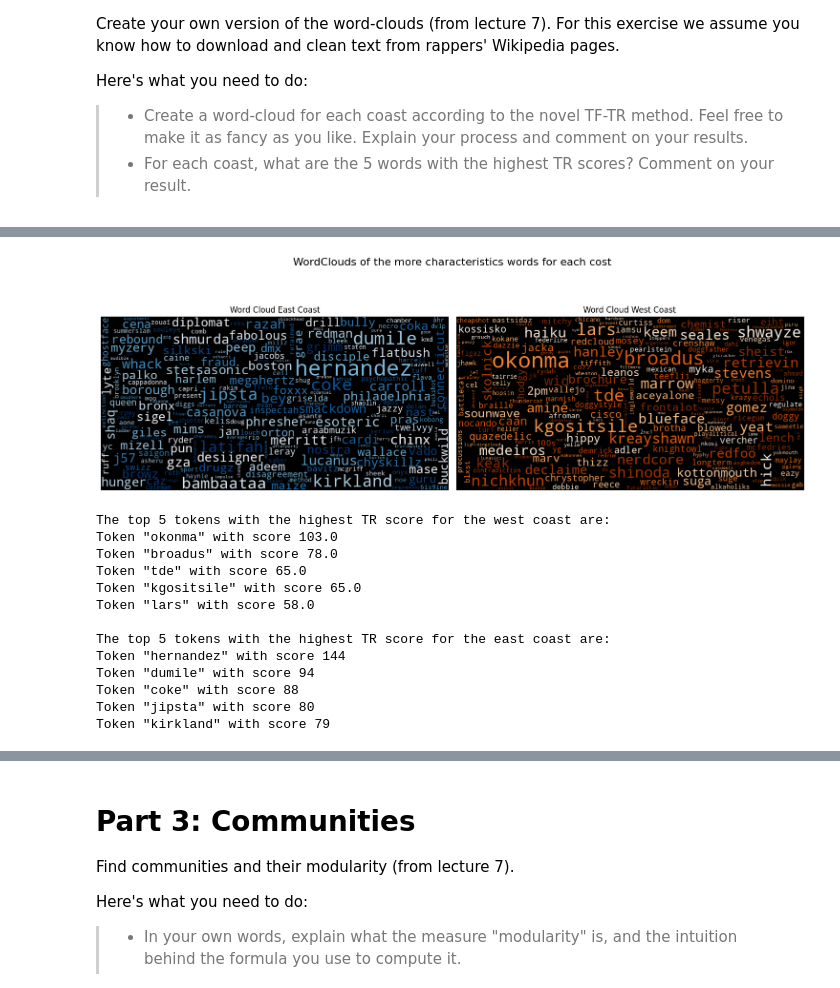
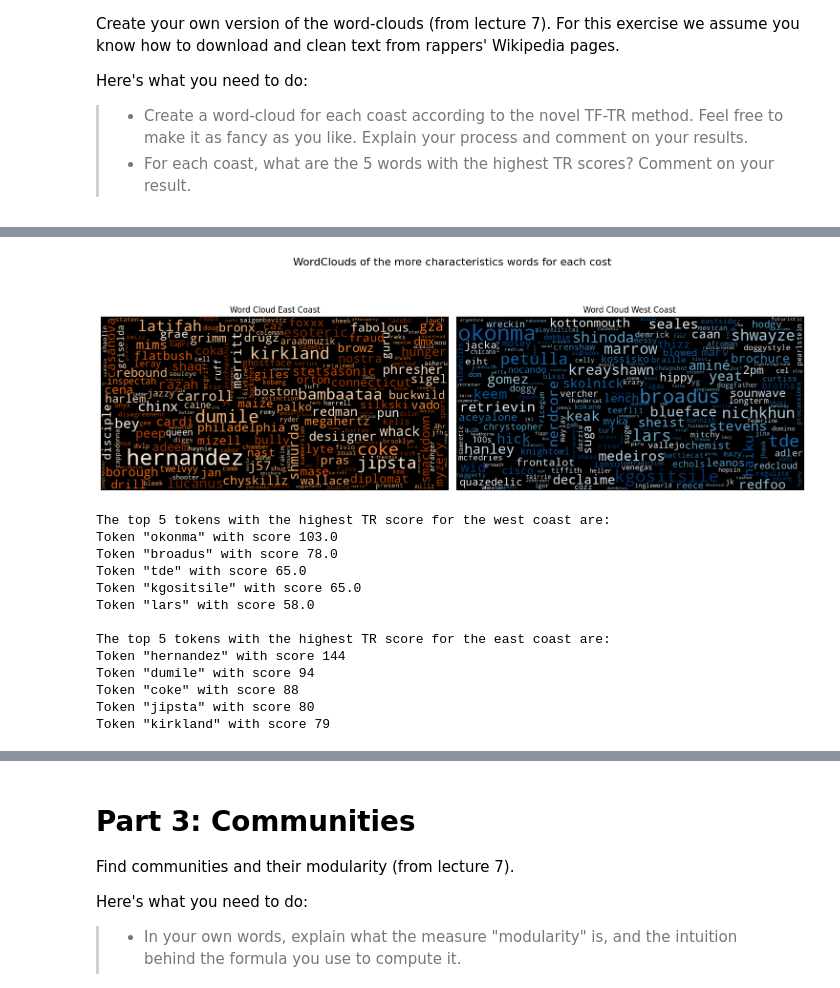
Before and after one commit to Davide011/Social_Graph, a Jupyter notebook: Assignment2_colab.ipynb, the cells around one changed output, grey strips where cells are left out. Cells and saved outputs as stored; diff of their text form; code cells hidden in the pictures.

```diff
--- a/Assignment2_colab.ipynb
+++ b/Assignment2_colab.ipynb
@@ -930,13 +901,3 @@ from wordcloud import WordCloud, STOPWORDS
 
 wordcloud_west = WordCloud(collocations = False).generate(west_word_cloud_string)
 wordcloud_east = WordCloud(collocations = False).generate(east_word_cloud_string)
-# %%
-# Here we plot the word cloud for the West Coast
-
-sorted_west_coast = sorted(west_coast_weight_dict.items(), key=lambda x:x[1], reverse=True)
-print("The top 5 tokens with the highest TR score for the west coast are:")
-for i in range(5):
-  print("Token " + '"' + sorted_west_coast[i][0] + '" with score ' + str(sorted_west_coast[i][1]))
-
-plt.imshow(wordcloud_west, interpolation='bilinear')
-plt.axis("off")
@@ -952,10 +903,0 @@ Token "lars" with score 58.0
-# %%
-# Here we plot the word cloud for the East Coast
-
-sorted_east_coast = sorted(east_coast_weight_dict.items(), key=lambda x:x[1], reverse=True)
-print("The top 5 tokens with the highest TR score for the east coast are:")
-for i in range(5):
-  print("Token " + '"' + sorted_east_coast[i][0] + '" with score ' + str(sorted_east_coast[i][1]))
-
-plt.imshow(wordcloud_east, interpolation='bilinear')
-plt.axis("off")
@@ -973,36 +906,36 @@ Token "kirkland" with score 79
 # subplot
 fig = plt.figure()
 fig.set_size_inches(15, 6)  # size of the figure (the outside box)
 fig.suptitle('WordClouds of the more characteristics words for each cost', fontsize=16)
 
-wordcloud_west = WordCloud(width=800, height=400,max_font_size=50,  collocations = False, colormap='Oranges_r').generate(west_word_cloud_string)
-wordcloud_east = WordCloud(width=800, height=400,max_font_size=50,  collocations = False, colormap='Blues_r').generate(east_word_cloud_string)
+wordcloud_west = WordCloud(width=800, height=400,max_font_size=50,  collocations = False, colormap='Blues_r').generate(west_word_cloud_string)
+wordcloud_east = WordCloud(width=800, height=400,max_font_size=50,  collocations = False, colormap='Oranges_r').generate(east_word_cloud_string)
 plt.subplot(1, 2, 1)
 plt.imshow(wordcloud_east, interpolation="bilinear" ,)
 plt.title("Word Cloud East Coast")
 plt.axis("off")
 
 plt.subplot(1, 2, 2)
 plt.imshow(wordcloud_west, interpolation="bilinear")
 plt.title("Word Cloud West Coast")
 plt.axis("off")
 plt.tight_layout(  )
 
 
 plt.show()
 # top west
 sorted_west_coast = sorted(west_coast_weight_dict.items(), key=lambda x:x[1], reverse=True)
 print("The top 5 tokens with the highest TR score for the west coast are:")
 for i in range(5):
   print("Token " + '"' + sorted_west_coast[i][0] + '" with score ' + str(sorted_west_coast[i][1]))
 print("")
 # top 5
 sorted_east_coast = sorted(east_coast_weight_dict.items(), key=lambda x:x[1], reverse=True)
 print("The top 5 tokens with the highest TR score for the east coast are:")
 for i in range(5):
   print("Token " + '"' + sorted_east_coast[i][0] + '" with score ' + str(sorted_east_coast[i][1]))
 # %% [output]
-[figure, old version]
+[figure, new version]
 The top 5 tokens with the highest TR score for the west coast are:
 Token "okonma" with score 103.0
 Token "broadus" with score 78.0
```
Also changed, not shown: parts of 48 cells of this notebook.
